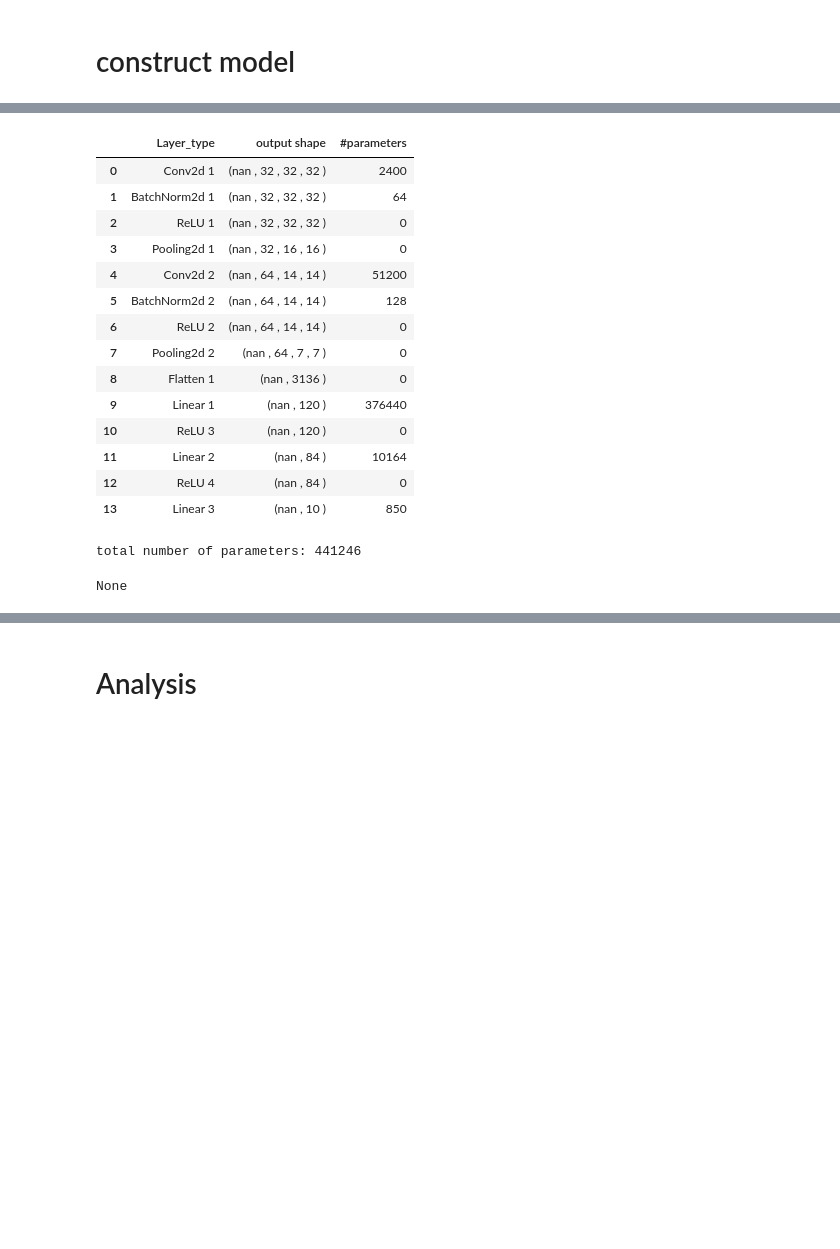
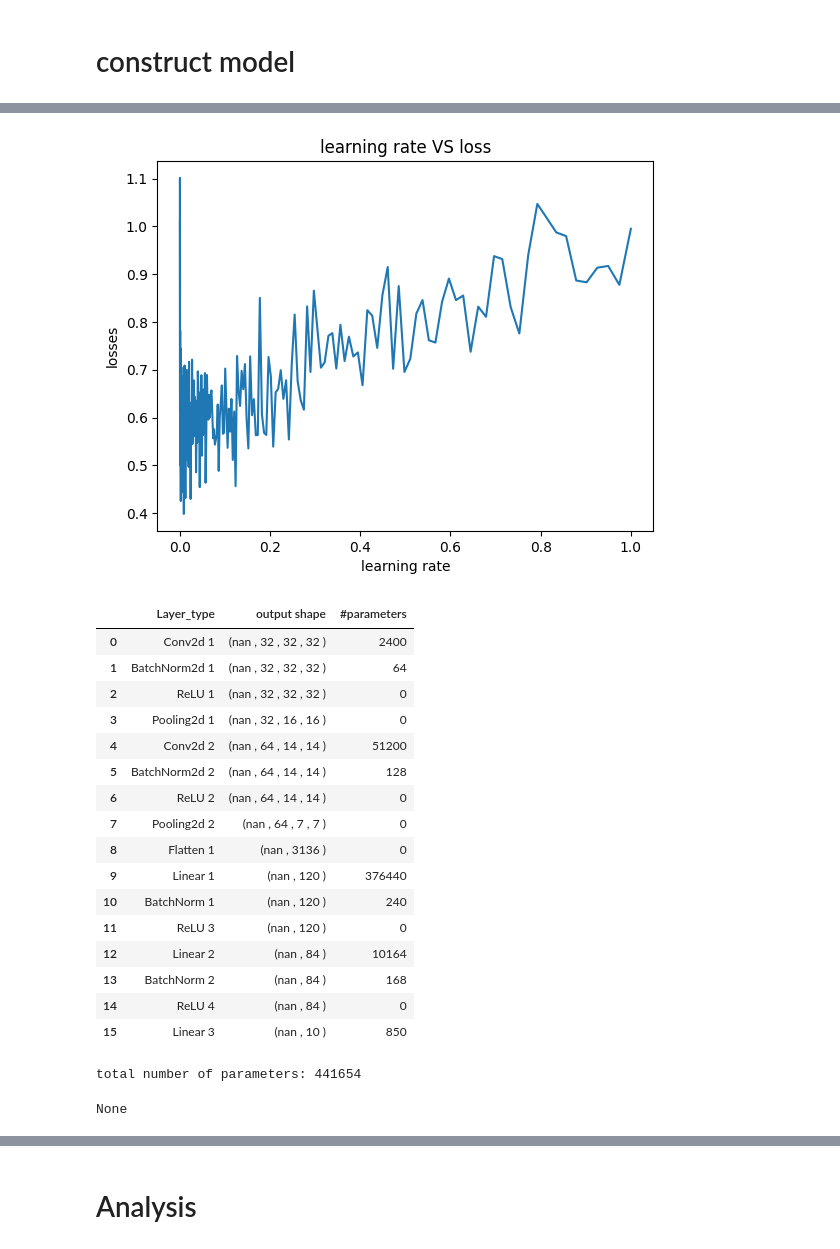
Before and after one commit to LoayMohamedAhmed/Cifar-training-with-CNN, a Jupyter notebook: Notebooks/lenet5_training.ipynb, the cells around one changed output, grey strips where cells are left out. Drawn from its saved outputs; the diff is of its cells as text; code cells hidden in the pictures; blank space fills up the shorter version.

Commit message:
Kaggle Notebook | training CIFAR with CNNs | Version 3

```diff
--- a/Notebooks/lenet5_training.ipynb
+++ b/Notebooks/lenet5_training.ipynb
@@ -601,7 +99,7 @@ batch = batch_sizes[1]
 hidden_sizes = [100*x for x in range(1,10)]
 LRs = np.linspace(-7,0,len(data_tr)//batch)
 lr_algo = ['step decay','exponential','cosin']
-epochs = 50
+epochs = 60
 iterations = len(data_tr)//batch
 lambdas = [1e-6, 1e-5, 1e-4, 1e-3, 1e-2]
 drop_rates = [0.1 * x for x in range(1,10)]
@@ -612,57 +110,63 @@ sequential **(LeNet-5)**
 ![image.png](attachment:b55f4c68-a343-43a1-a7d7-ea6985ae5b15.png)
 # %%
 # construct the model
+g = torch.Generator().manual_seed(2882001)
 model = Sequential(
-    Conv2d(num_filters = 32, filter_size = (5,5), in_channels=3,padding = 2, bias=False),
+    Conv2d(num_filters = 32, filter_size = (5,5), in_channels=3,padding = 2, bias=False, generator = g),
     BatchNorm2d(32,momentum = 0.999),
     ReLU(),
     Pooling2d(kernel_size = 2 ,pool_type = 'MAX'),
-    Conv2d(num_filters = 64, filter_size = (5,5), in_channels=32,padding = 1,bias=False),
+    Conv2d(num_filters = 64, filter_size = (5,5), in_channels=32,padding = 1,bias=False,generator = g),
     BatchNorm2d(64,momentum = 0.999),ReLU(),
     Pooling2d(kernel_size = 2 ,pool_type = 'MAX'),
     Flatten(),
-    Linear(in_dim= 7*7*64, out_dim =120),ReLU(),
-    Linear(in_dim= 120 , out_dim = 84), ReLU(),
-    Linear(in_dim= 84 , out_dim = 10)
+    Linear(in_dim= 7*7*64, out_dim =120,generator = g),
+    BatchNorm(120),ReLU(),
+    Linear(in_dim= 120 , out_dim = 84, generator = g),
+    BatchNorm(84),ReLU(),
+    Linear(in_dim= 84 , out_dim = 10, generator = g)
 )
 # construct the optimizer and the lr schedual
 parameters = model.parameters()
-weight_decay = lambdas[1]
+weight_decay = lambdas[1] * 5
 warmup,algo_type = 5, lr_algo[2]
 adams = Adams_W(parameters, LR = 0.0018,weight_decay = weight_decay)
 lr = LR_schedule(adams, algo_type, epochs, warmup )
 CE_loss = cross_entropy_Loss(parameters)
 train_engine = Train_engine(model, adams,CE_loss)
-#lr.set_lr(max_lr_finder(LRs , data_tr_dl , train_engine, lr))
+lr.set_lr(max_lr_finder(LRs , data_tr_dl , train_engine, lr))
 
 SM = Softmax()
 # decrease the weight of the last linear layer so that the weight
 # not become biased toweard some specific class
 with torch.no_grad():
     model.layers[-1].W *=0.01
 
-path2 = "/kaggle/input/models/loaymohamed432/lenet-5last/pytorch/default/1/weights (3).pt"
-model.load(path2)
+#path2 = "/kaggle/working/weights.pt"
+#model.load(path2)
 eraly_stop = model.EarlyStopping(patience_per=10)
 
 display(model.summary((3 , 32 , 32)))
 # %% [output]
+[figure, added]
 |  | Layer_type | output shape | #parameters |
 | 0 | Conv2d 1 | (nan , 32 , 32 , 32 ) | 2400 |
 | 1 | BatchNorm2d 1 | (nan , 32 , 32 , 32 ) | 64 |
 | 2 | ReLU 1 | (nan , 32 , 32 , 32 ) | 0 |
 | 3 | Pooling2d 1 | (nan , 32 , 16 , 16 ) | 0 |
 | 4 | Conv2d 2 | (nan , 64 , 14 , 14 ) | 51200 |
 | 5 | BatchNorm2d 2 | (nan , 64 , 14 , 14 ) | 128 |
 | 6 | ReLU 2 | (nan , 64 , 14 , 14 ) | 0 |
 | 7 | Pooling2d 2 | (nan , 64 , 7 , 7 ) | 0 |
 | 8 | Flatten 1 | (nan , 3136 ) | 0 |
 | 9 | Linear 1 | (nan , 120 ) | 376440 |
-| 10 | ReLU 3 | (nan , 120 ) | 0 |
-| 11 | Linear 2 | (nan , 84 ) | 10164 |
-| 12 | ReLU 4 | (nan , 84 ) | 0 |
-| 13 | Linear 3 | (nan , 10 ) | 850 |
+| 10 | BatchNorm 1 | (nan , 120 ) | 240 |
+| 11 | ReLU 3 | (nan , 120 ) | 0 |
+| 12 | Linear 2 | (nan , 84 ) | 10164 |
+| 13 | BatchNorm 2 | (nan , 84 ) | 168 |
+| 14 | ReLU 4 | (nan , 84 ) | 0 |
+| 15 | Linear 3 | (nan , 10 ) | 850 |
-total number of parameters: 441246
+total number of parameters: 441654
 None
 # %%
 # claculate the l2 norm of the gradient of the paramters to check if the gradient of the
```
Also changed, not shown: parts of 25 cells of this notebook.
